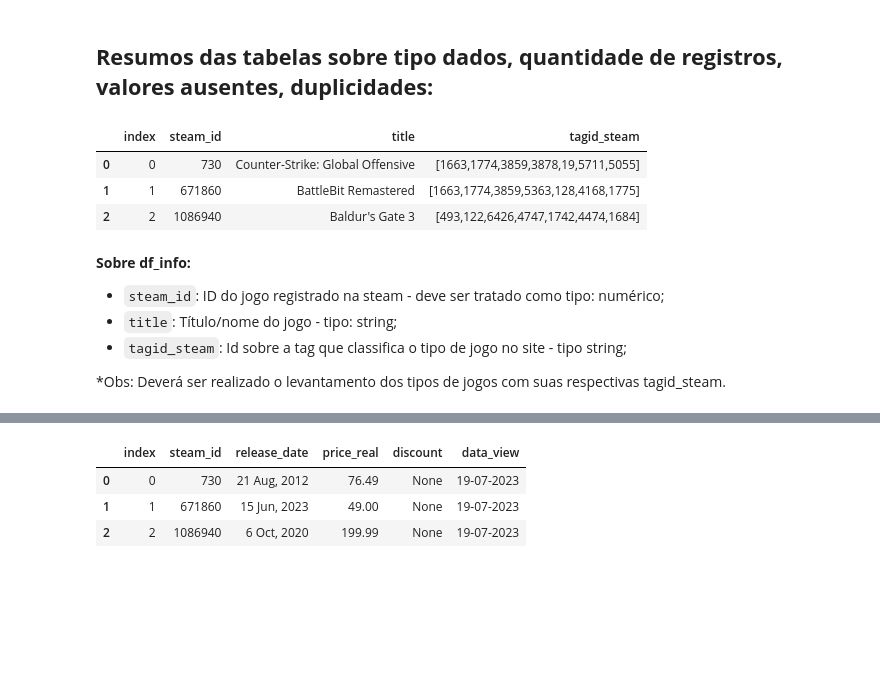
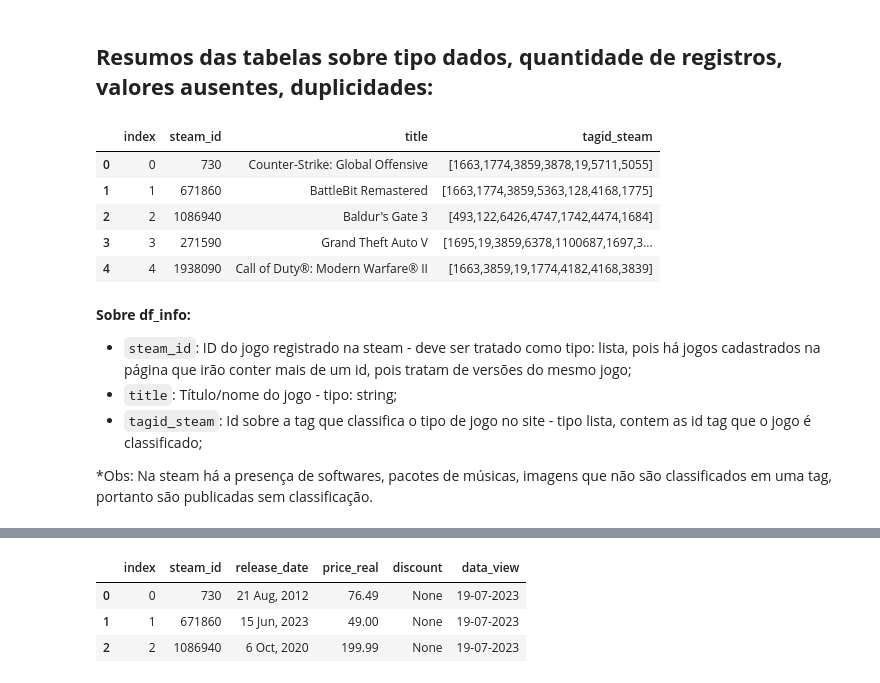
Before and after one commit to sabinorsp/analytics_games_steam, a Jupyter notebook: eda_steam/eda_games_steam.ipynb, the cells around one changed output, grey strips where cells are left out. Cells and saved outputs as stored; diff of their text form; code cells hidden in the pictures; blank space fills up the shorter version.

```diff
--- a/eda_steam/eda_games_steam.ipynb
+++ b/eda_steam/eda_games_steam.ipynb
@@ -24,7 +23,7 @@ def transform_multipleID(df, column):
 engine = create_engine('postgresql://docker:docker@localhost/etl-steam')
 
 # Pegando as tabelas presentes no banco de dados:
-SCHEMA_NAME = 'public'
+SCHEMA_NAME = 'modelo2'
 metadata = MetaData(bind=engine, schema=SCHEMA_NAME)
 metadata.reflect()
 tables = metadata.tables.keys()
@@ -51,19 +50,21 @@ df_reviews = df_dict.get(SCHEMA_NAME+'.reviews')
 ## **Resumos das tabelas sobre tipo dados, quantidade de registros, valores ausentes, duplicidades:**
 # %%
 # Tabela info:
-df_info.head(3)
+df_info.head()
 # %% [output]
 |  | index | steam_id | title | tagid_steam |
 | 0 | 0 | 730 | Counter-Strike: Global Offensive | [1663,1774,3859,3878,19,5711,5055] |
 | 1 | 1 | 671860 | BattleBit Remastered | [1663,1774,3859,5363,128,4168,1775] |
 | 2 | 2 | 1086940 | Baldur's Gate 3 | [493,122,6426,4747,1742,4474,1684] |
+| 3 | 3 | 271590 | Grand Theft Auto V | [1695,19,3859,6378,1100687,1697,3... |
+| 4 | 4 | 1938090 | Call of Duty®: Modern Warfare® II | [1663,3859,19,1774,4182,4168,3839] |
 # %% [markdown]
 **Sobre df_info:**
- - `steam_id`: ID do jogo registrado na steam - deve ser tratado como tipo: numérico;
+ - `steam_id`: ID do jogo registrado na steam - deve ser tratado como tipo: lista, pois há jogos cadastrados na página que irão conter mais de um id, pois tratam de versões do mesmo jogo;
  - `title`: Título/nome do jogo - tipo: string;
- - `tagid_steam`: Id sobre a tag que classifica o tipo de jogo no site - tipo string;
+ - `tagid_steam`: Id sobre a tag que classifica o tipo de jogo no site - tipo lista, contem as id tag que o jogo é classificado;
 
-*Obs: Deverá ser realizado o levantamento dos tipos de jogos com suas respectivas tagid_steam.
+*Obs: Na steam há a presença de softwares, pacotes de músicas, imagens que não são classificados em uma tag, portanto são publicadas sem classificação.
 # %%
 EDA.summary_dataframes(df_info)
 # %% [output]
```
Also changed, not shown: parts of 20 cells of this notebook, 1 other file.
